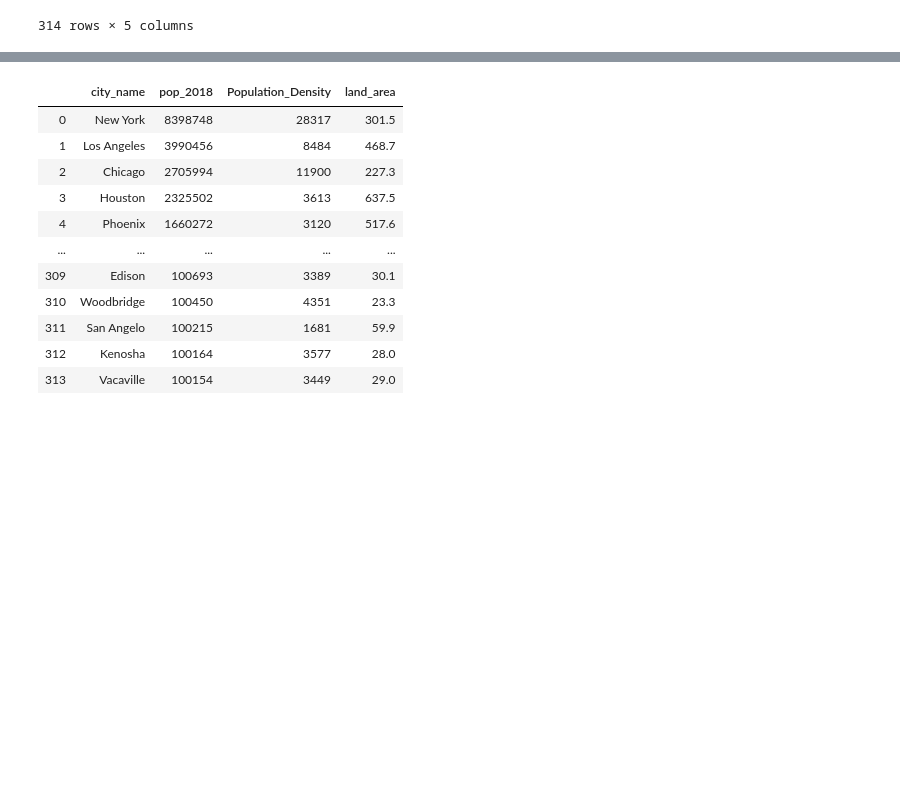
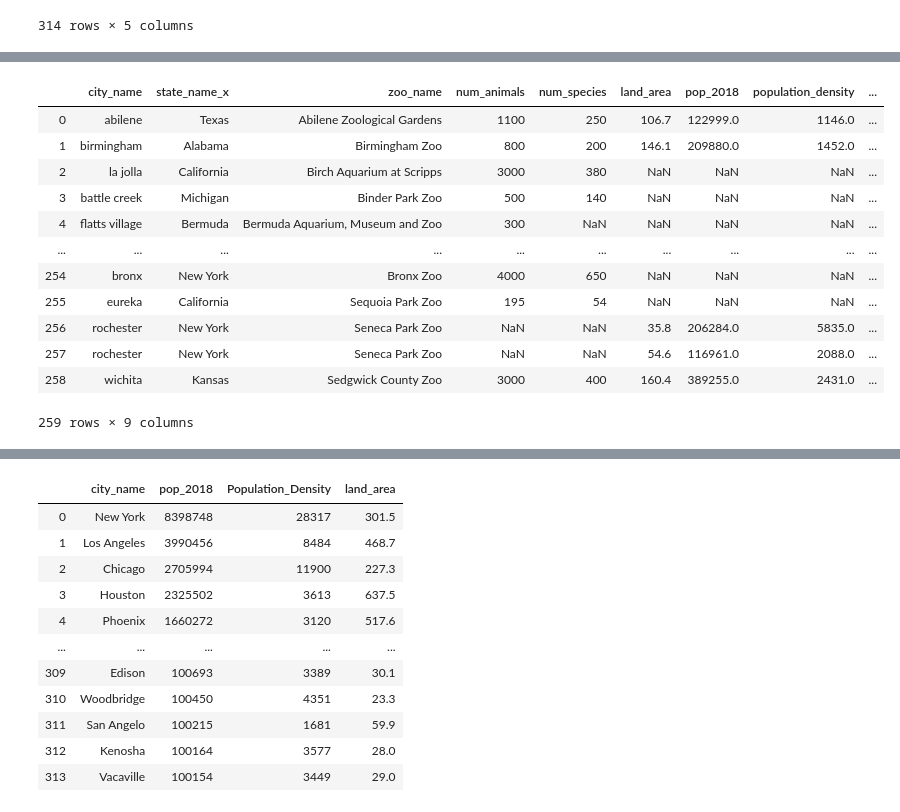
Before and after one commit to ConnorHaas03/WebScrapyProject, a Jupyter notebook: ScrapyProject.ipynb, the cells around one changed output, grey strips where cells are left out. Drawn from its saved outputs; the diff is of its cells as text; code cells hidden in the pictures; blank space fills up the shorter version.

Commit message:
Clean data

```diff
--- a/ScrapyProject.ipynb
+++ b/ScrapyProject.ipynb
@@ -152,0 +225,17 @@ zooDF3
+# %%
+zooDF3['city_name'] = pd.DataFrame(list(map(lambda x: x.lower(), zooDF3.loc[:,'city_name'])))
+zooDF3
+# %% [output]
+|  | city_name | state_name_x | zoo_name | num_animals | num_species | land_area | pop_2018 | population_density | ... |
+| 0 | abilene | Texas | Abilene Zoological Gardens | 1100 | 250 | 106.7 | 122999.0 | 1146.0 | ... |
+| 1 | birmingham | Alabama | Birmingham Zoo | 800 | 200 | 146.1 | 209880.0 | 1452.0 | ... |
+| 2 | la jolla | California | Birch Aquarium at Scripps | 3000 | 380 | NaN | NaN | NaN | ... |
+| 3 | battle creek | Michigan | Binder Park Zoo | 500 | 140 | NaN | NaN | NaN | ... |
+| 4 | flatts village | Bermuda | Bermuda Aquarium, Museum and Zoo | 300 | NaN | NaN | NaN | NaN | ... |
+| ... | ... | ... | ... | ... | ... | ... | ... | ... | ... |
+| 254 | bronx | New York | Bronx Zoo | 4000 | 650 | NaN | NaN | NaN | ... |
+| 255 | eureka | California | Sequoia Park Zoo | 195 | 54 | NaN | NaN | NaN | ... |
+| 256 | rochester | New York | Seneca Park Zoo | NaN | NaN | 35.8 | 206284.0 | 5835.0 | ... |
+| 257 | rochester | New York | Seneca Park Zoo | NaN | NaN | 54.6 | 116961.0 | 2088.0 | ... |
+| 258 | wichita | Kansas | Sedgwick County Zoo | 3000 | 400 | 160.4 | 389255.0 | 2431.0 | ... |
+259 rows × 9 columns
```
Also changed, not shown: parts of 14 cells of this notebook, 2 other files.
